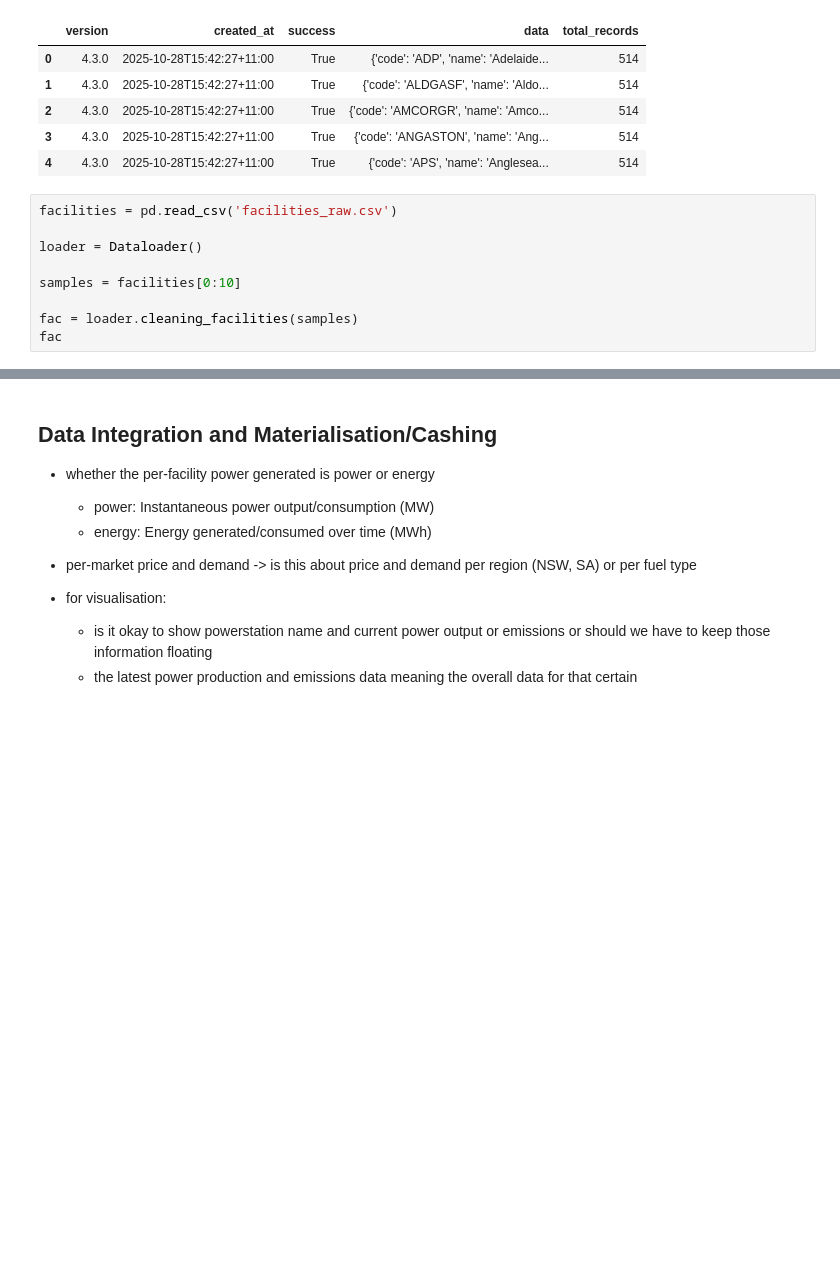
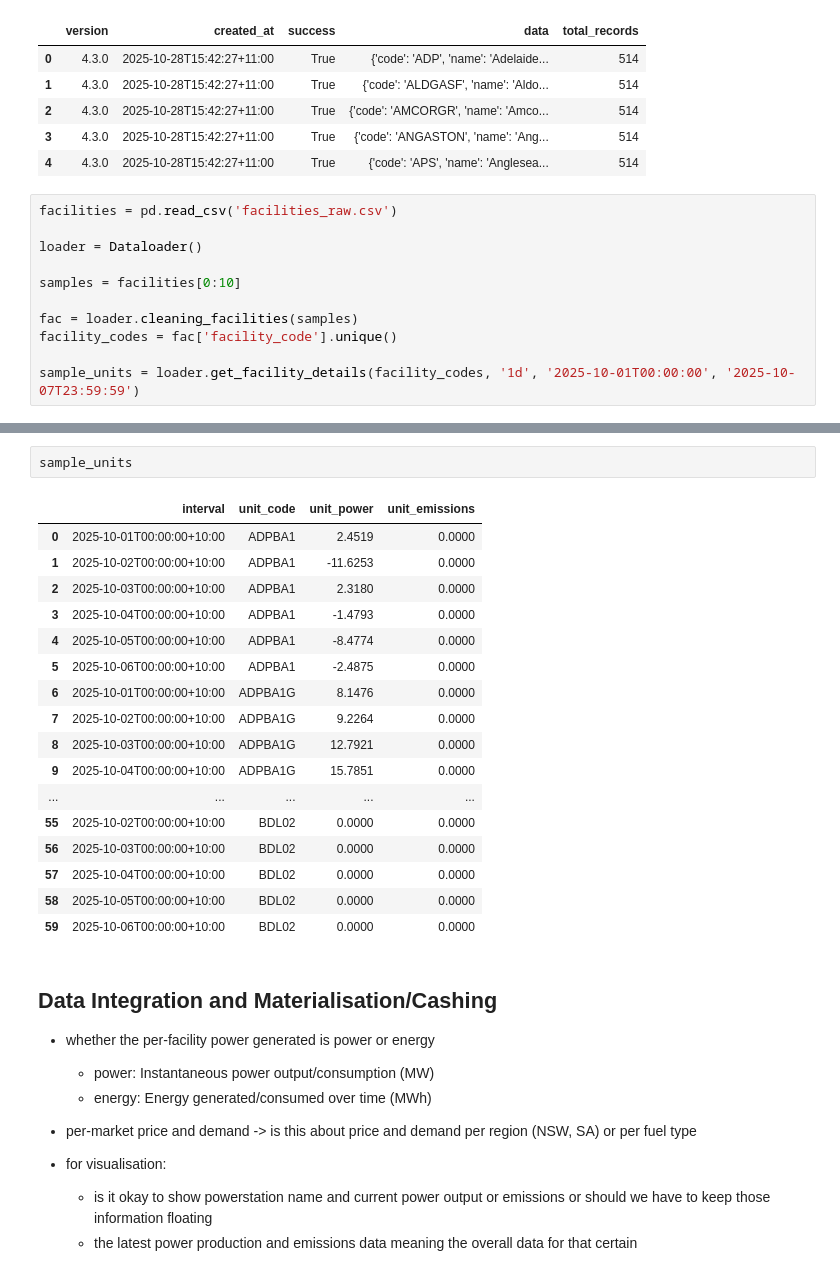
Before and after one commit to jinyjib98/comp5339, a Jupyter notebook: comp5339_a2.ipynb, the cells around one changed output, grey strips where cells are left out. Cells and saved outputs as stored; diff of their text form; blank space fills up the shorter version.

Commit message:
create getting energy, emissions

```diff
--- a/comp5339_a2.ipynb
+++ b/comp5339_a2.ipynb
@@ -225,6 +273,8 @@ loader = Dataloader()
 samples = facilities[0:10]
 
 fac = loader.cleaning_facilities(samples)
-fac
+facility_codes = fac['facility_code'].unique()
+
+sample_units = loader.get_facility_details(facility_codes, '1d', '2025-10-01T00:00:00', '2025-10-07T23:59:59')
 # %% [output]
 Ready to load data
@@ -242,3 +302,23 @@ Ready to load data
+# %%
+sample_units
+# %% [output]
+|  | interval | unit_code | unit_power | unit_emissions |
+| 0 | 2025-10-01T00:00:00+10:00 | ADPBA1 | 2.4519 | 0.0000 |
+| 1 | 2025-10-02T00:00:00+10:00 | ADPBA1 | -11.6253 | 0.0000 |
+| 2 | 2025-10-03T00:00:00+10:00 | ADPBA1 | 2.3180 | 0.0000 |
+| 3 | 2025-10-04T00:00:00+10:00 | ADPBA1 | -1.4793 | 0.0000 |
+| 4 | 2025-10-05T00:00:00+10:00 | ADPBA1 | -8.4774 | 0.0000 |
+| 5 | 2025-10-06T00:00:00+10:00 | ADPBA1 | -2.4875 | 0.0000 |
+| 6 | 2025-10-01T00:00:00+10:00 | ADPBA1G | 8.1476 | 0.0000 |
+| 7 | 2025-10-02T00:00:00+10:00 | ADPBA1G | 9.2264 | 0.0000 |
+| 8 | 2025-10-03T00:00:00+10:00 | ADPBA1G | 12.7921 | 0.0000 |
+| 9 | 2025-10-04T00:00:00+10:00 | ADPBA1G | 15.7851 | 0.0000 |
+| ... | ... | ... | ... | ... |
+| 55 | 2025-10-02T00:00:00+10:00 | BDL02 | 0.0000 | 0.0000 |
+| 56 | 2025-10-03T00:00:00+10:00 | BDL02 | 0.0000 | 0.0000 |
+| 57 | 2025-10-04T00:00:00+10:00 | BDL02 | 0.0000 | 0.0000 |
+| 58 | 2025-10-05T00:00:00+10:00 | BDL02 | 0.0000 | 0.0000 |
+| 59 | 2025-10-06T00:00:00+10:00 | BDL02 | 0.0000 | 0.0000 |
 # %% [markdown]
 ## Data Integration and Materialisation/Cashing
 
```
Also changed, not shown: parts of 3 cells of this notebook.
